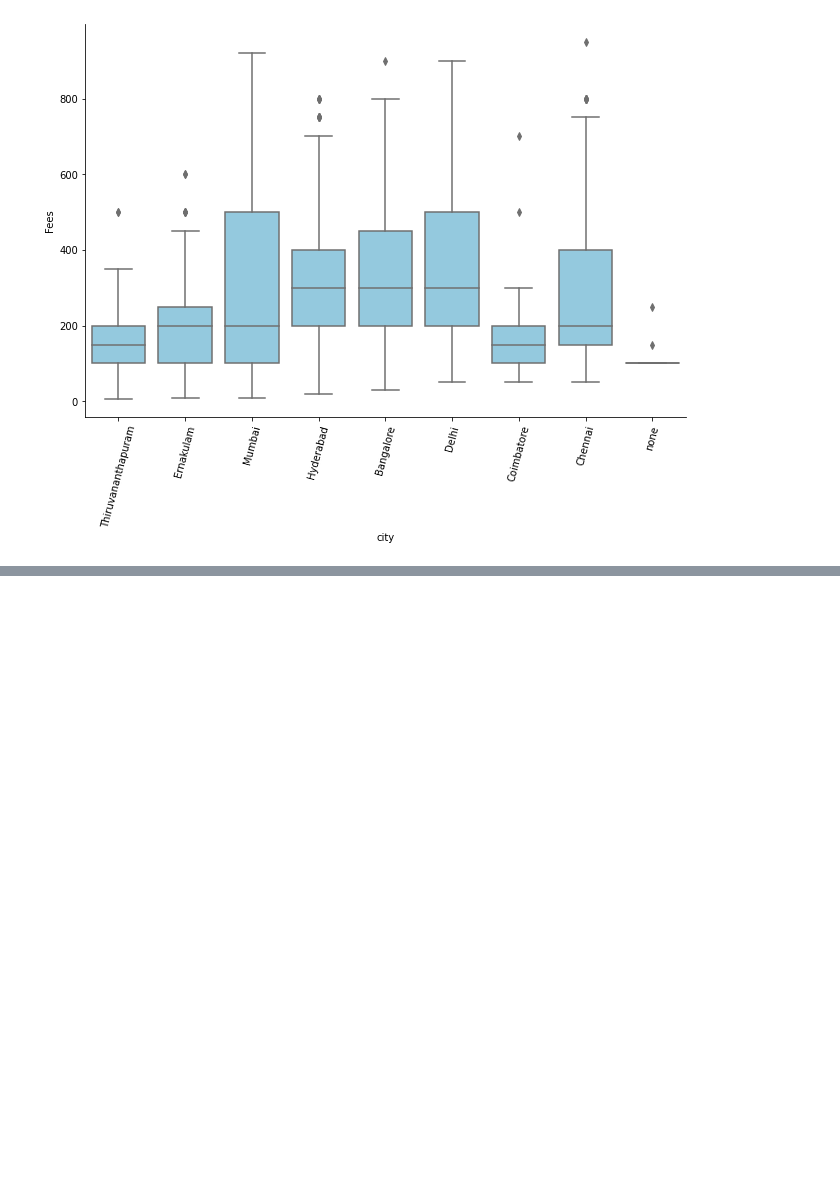
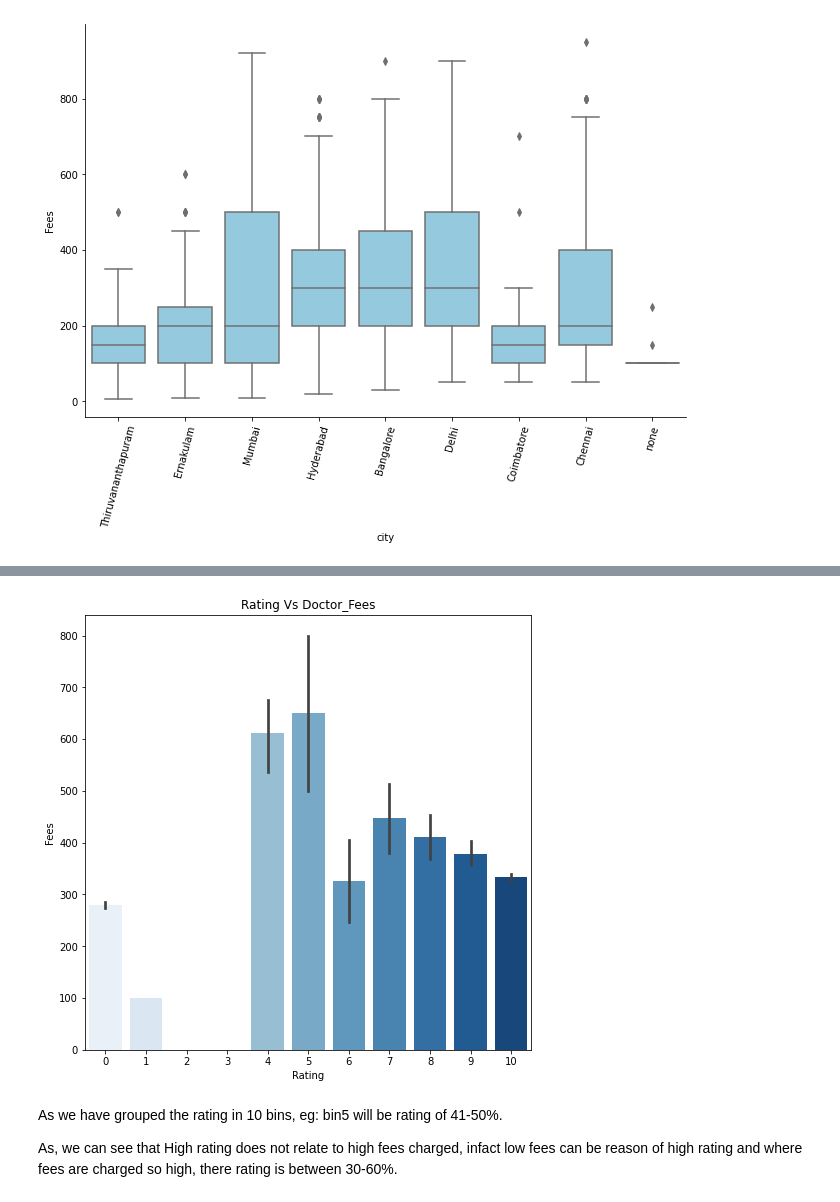
Before and after one commit to Sonal-Londhe/Evaluation_Projects, a Jupyter notebook: Doctors Consultation Fees.ipynb, the cells around one changed output, grey strips where cells are left out. Saved outputs shown, nothing was run; the diff lists cells and outputs as text; code cells hidden in the pictures; blank space fills up the shorter version.

```diff
--- a/Doctors Consultation Fees.ipynb
+++ b/Doctors Consultation Fees.ipynb
@@ -448,0 +509,12 @@ Miscellaneous_Info
+# %%
+plt.figure(figsize=(8,8))
+sns.barplot(x='Rating',y='Fees',data=doc_train,palette='Blues')
+plt.title("Rating Vs Doctor_Fees")
+plt.show()
+# %% [output]
+[figure, added]
+# %% [markdown]
+As we have grouped the rating in 10 bins, eg: bin5 will be rating of 41-50%.
+
+
+As, we can see that High rating does not relate to high fees charged, infact low fees can be reason of high rating and where fees are charged so high, there rating is between 30-60%.
```
Also changed, not shown: parts of 40 cells of this notebook.
